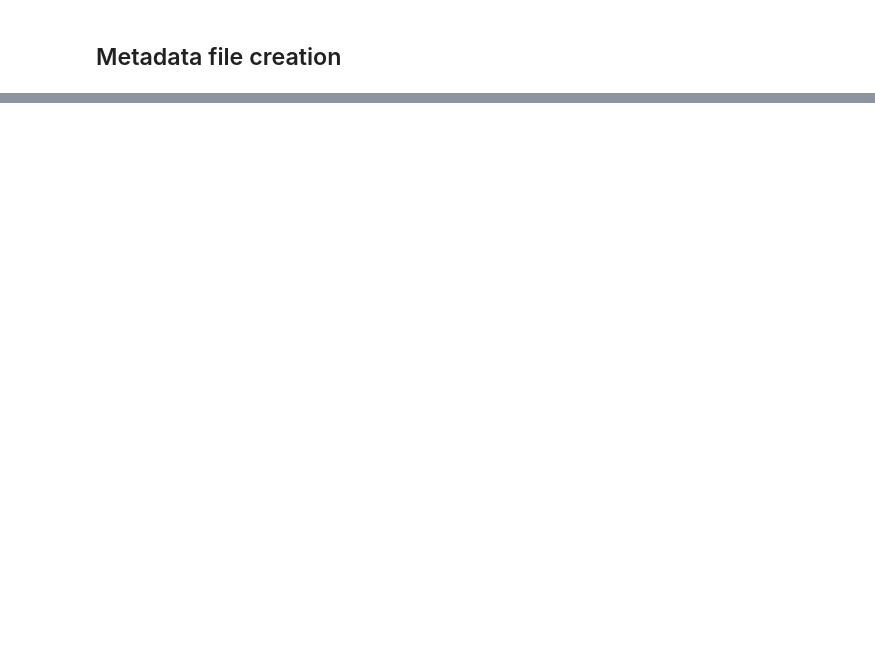
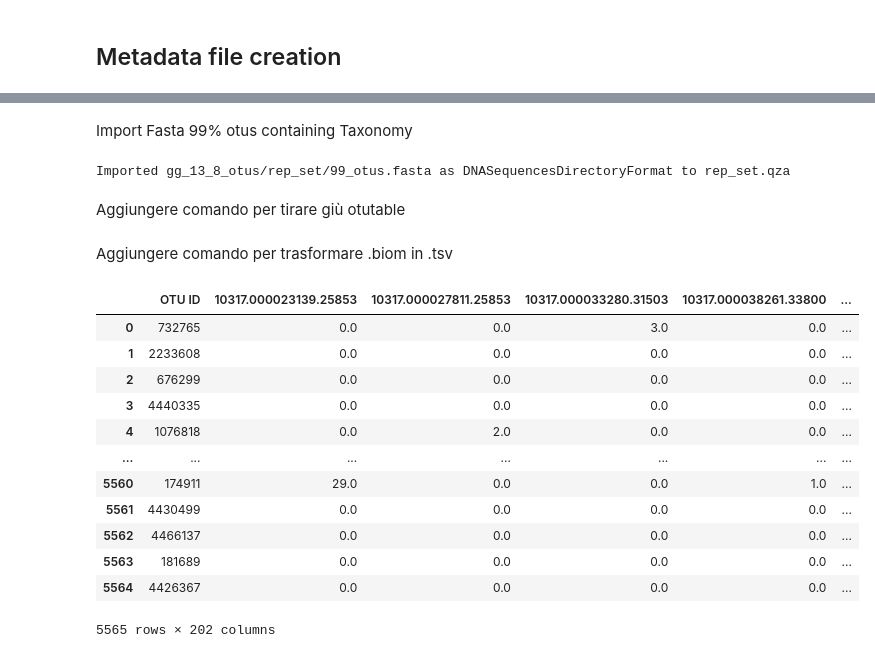
Before and after one commit to grusso98/gut-microbiota-diet, a Jupyter notebook: fastq-analysis.ipynb, the cells around one changed output, grey strips where cells are left out. Drawn from its saved outputs; the diff is of its cells as text; code cells hidden in the pictures; blank space fills up the shorter version.

```diff
--- a/fastq-analysis.ipynb
+++ b/fastq-analysis.ipynb
@@ -237,0 +70,29 @@ Stats:
+# %% [markdown]
+Import Fasta 99% otus containing Taxonomy
+# %%
+!qiime tools import --type 'FeatureData[Sequence]' --input-path gg_13_8_otus/rep_set/99_otus.fasta \
+    --output-path rep_set.qza
+# %% [output]
+Imported gg_13_8_otus/rep_set/99_otus.fasta as DNASequencesDirectoryFormat to rep_set.qza
+# %%
+otu_table_df = pd.read_csv("otu_table.tsv",sep="\t")
+# %% [markdown]
+Aggiungere comando per tirare giù otutable
+# %% [markdown]
+Aggiungere comando per trasformare .biom in .tsv
+# %%
+otu_table_df
+# %% [output]
+|  | OTU ID | 10317.000023139.25853 | 10317.000027811.25853 | 10317.000033280.31503 | 10317.000038261.33800 | ... |
+| 0 | 732765 | 0.0 | 0.0 | 3.0 | 0.0 | ... |
+| 1 | 2233608 | 0.0 | 0.0 | 0.0 | 0.0 | ... |
+| 2 | 676299 | 0.0 | 0.0 | 0.0 | 0.0 | ... |
+| 3 | 4440335 | 0.0 | 0.0 | 0.0 | 0.0 | ... |
+| 4 | 1076818 | 0.0 | 2.0 | 0.0 | 0.0 | ... |
+| ... | ... | ... | ... | ... | ... | ... |
+| 5560 | 174911 | 29.0 | 0.0 | 0.0 | 1.0 | ... |
+| 5561 | 4430499 | 0.0 | 0.0 | 0.0 | 0.0 | ... |
+| 5562 | 4466137 | 0.0 | 0.0 | 0.0 | 0.0 | ... |
+| 5563 | 181689 | 0.0 | 0.0 | 0.0 | 0.0 | ... |
+| 5564 | 4426367 | 0.0 | 0.0 | 0.0 | 0.0 | ... |
+5565 rows × 202 columns
```
Also changed, not shown: parts of 68 cells of this notebook, 4 other files.
